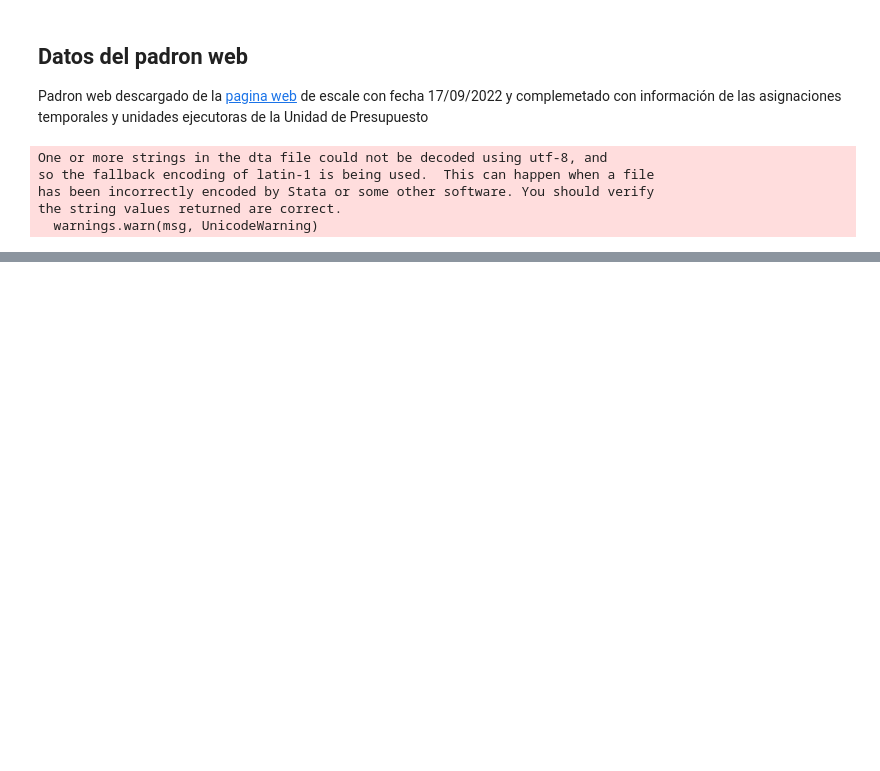
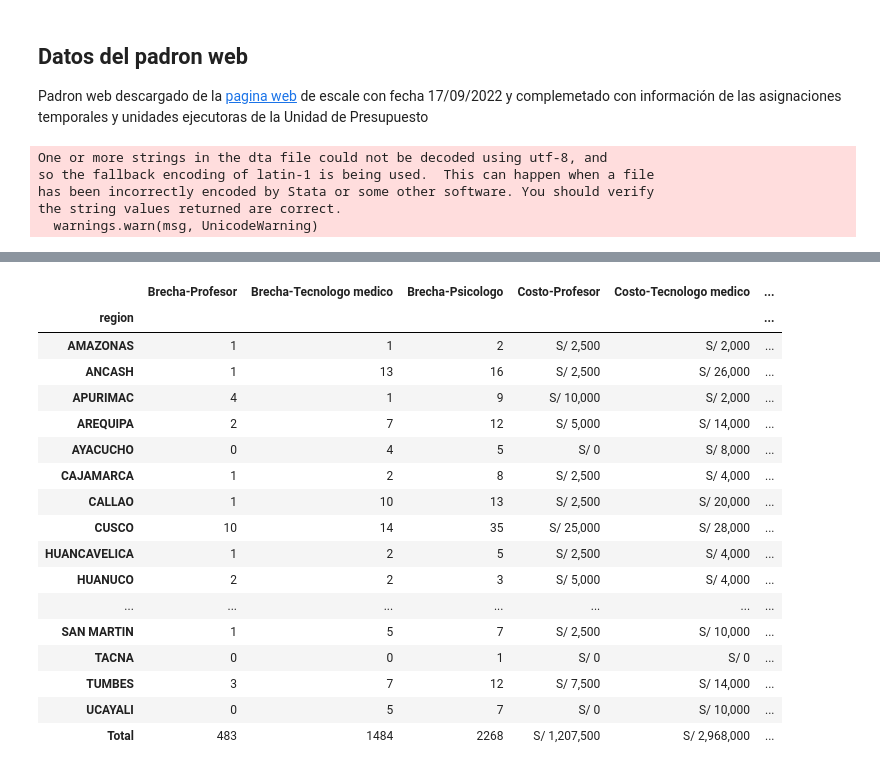
Before and after one commit to hugoferquiroz/Brecha-PRITE, a Jupyter notebook: scripts/calculo de la brecha.ipynb, the cells around one changed output, grey strips where cells are left out. Cells and saved outputs as stored; diff of their text form; code cells hidden in the pictures; blank space fills up the shorter version.

```diff
--- a/scripts/calculo de la brecha.ipynb
+++ b/scripts/calculo de la brecha.ipynb
@@ -353,0 +321,11 @@ Name: _merge, dtype: int64
+# %%
+df['Personal segun norma'] = df['Matricula reportada']/12
+df['Personal segun norma'] = df['Personal segun norma'].astype(int)
+df['Director norma'] = 1
+# %%
+# Requerimientos
+personal = ['Profesor','Tecnologo medico','Psicologos']
+
+for prof in personal:
+    df[f'{prof} requerimiento'] = np.where(df[f'{prof}']<=df['Personal segun norma'],df['Personal segun norma']-df[f'{prof}'],0)
+    df[f'{prof} excedente'] = np.where(df[f'{prof}']>=df['Personal segun norma'],df[f'{prof}']-df['Personal segun norma'],0)
@@ -353,0 +341,12 @@ Name: _merge, dtype: int64
+# %%
+def table_costo(data_frame):
+    # Calculo el costo
+    w_psico, w_profe,w_tec_medico = 2500 , 2500, 2000
+    data_frame['Costo-Profesor'] = data_frame['Brecha-Profesor']*w_profe
+    data_frame['Costo-Tecnologo medico'] = data_frame['Brecha-Tecnologo medico']*w_tec_medico
+    data_frame['Costo-Psicologo'] = data_frame['Brecha-Psicologo']*w_profe
+
+    # Doy formato a la tabla
+    data_frame.loc['Total'] = data_frame.sum()
+    data_frame_resumen = data_frame.style.format({'Costo-Profesor':'S/{:20,.0f}','Costo-Tecnologo medico':'S/{:20,.0f}','Costo-Psicologo':'S/{:20,.0f}' })
+    return data_frame_resumen
@@ -353,0 +357,31 @@ Name: _merge, dtype: int64
+# %%
+# Colapso la brecha por region
+sr = df.groupby(['region'])['Profesor','Profesor requerimiento','Profesor excedente',
+                            'Tecnologo medico','Tecnologo medico requerimiento','Tecnologo medico excedente',
+                            'Psicologos','Psicologos requerimiento','Psicologos excedente'].sum()
+sr = sr[['Profesor requerimiento','Tecnologo medico requerimiento','Psicologos requerimiento']]
+sr.rename(columns={'Profesor requerimiento': 'Brecha-Profesor',
+                    'Tecnologo medico requerimiento': 'Brecha-Tecnologo medico',
+                    'Psicologos requerimiento': 'Brecha-Psicologo'},inplace=True)
+# %%
+sr_region = table_costo(sr)
+sr_region
+# %% [output]
+|  | Brecha-Profesor | Brecha-Tecnologo medico | Brecha-Psicologo | Costo-Profesor | Costo-Tecnologo medico | ... |
+| region |  |  |  |  |  | ... |
+| AMAZONAS | 1 | 1 | 2 | S/ 2,500 | S/ 2,000 | ... |
+| ANCASH | 1 | 13 | 16 | S/ 2,500 | S/ 26,000 | ... |
+| APURIMAC | 4 | 1 | 9 | S/ 10,000 | S/ 2,000 | ... |
+| AREQUIPA | 2 | 7 | 12 | S/ 5,000 | S/ 14,000 | ... |
+| AYACUCHO | 0 | 4 | 5 | S/ 0 | S/ 8,000 | ... |
+| CAJAMARCA | 1 | 2 | 8 | S/ 2,500 | S/ 4,000 | ... |
+| CALLAO | 1 | 10 | 13 | S/ 2,500 | S/ 20,000 | ... |
+| CUSCO | 10 | 14 | 35 | S/ 25,000 | S/ 28,000 | ... |
+| HUANCAVELICA | 1 | 2 | 5 | S/ 2,500 | S/ 4,000 | ... |
+| HUANUCO | 2 | 2 | 3 | S/ 5,000 | S/ 4,000 | ... |
+| ... | ... | ... | ... | ... | ... | ... |
+| SAN MARTIN | 1 | 5 | 7 | S/ 2,500 | S/ 10,000 | ... |
+| TACNA | 0 | 0 | 1 | S/ 0 | S/ 0 | ... |
+| TUMBES | 3 | 7 | 12 | S/ 7,500 | S/ 14,000 | ... |
+| UCAYALI | 0 | 5 | 7 | S/ 0 | S/ 10,000 | ... |
+| Total | 483 | 1484 | 2268 | S/ 1,207,500 | S/ 2,968,000 | ... |
```
Also changed, not shown: parts of 22 cells of this notebook, 3 other files.
